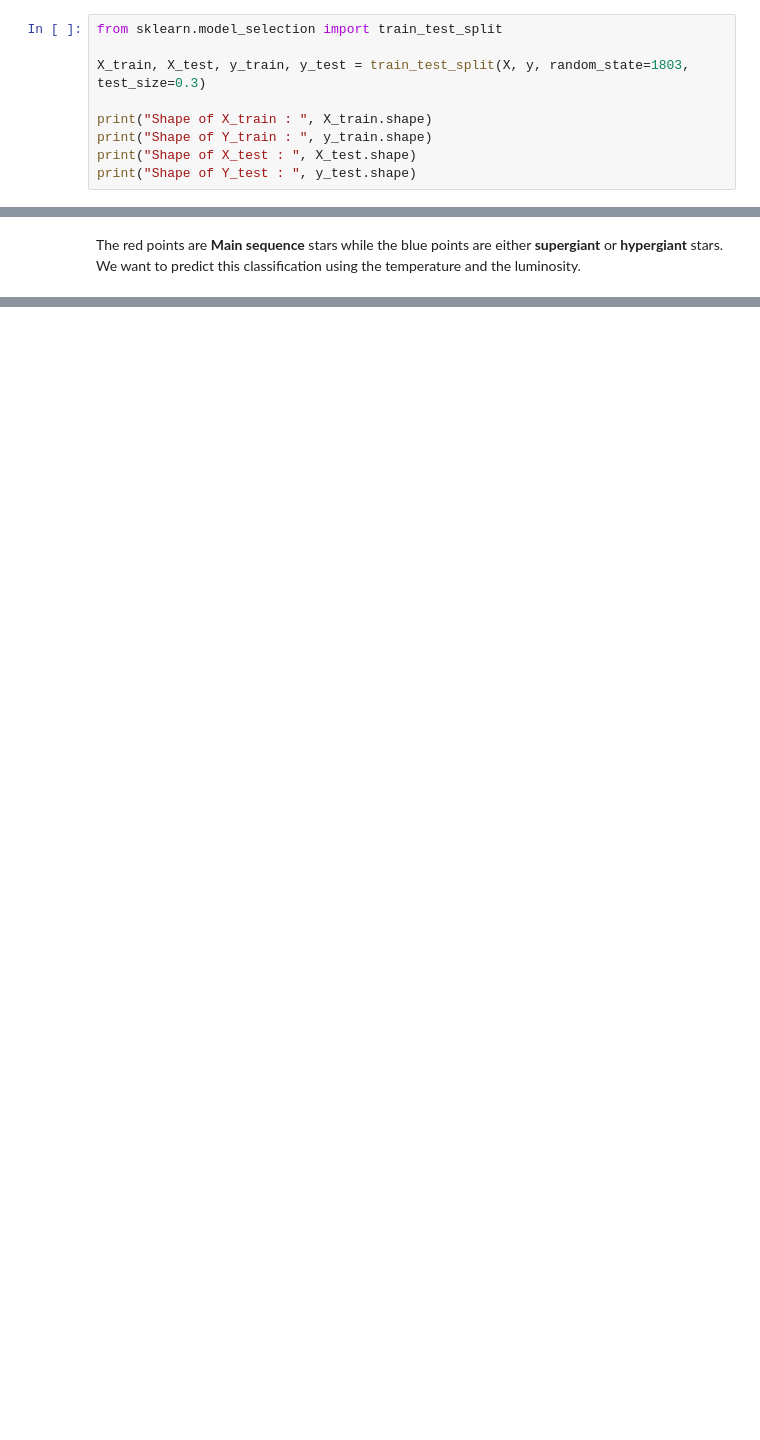
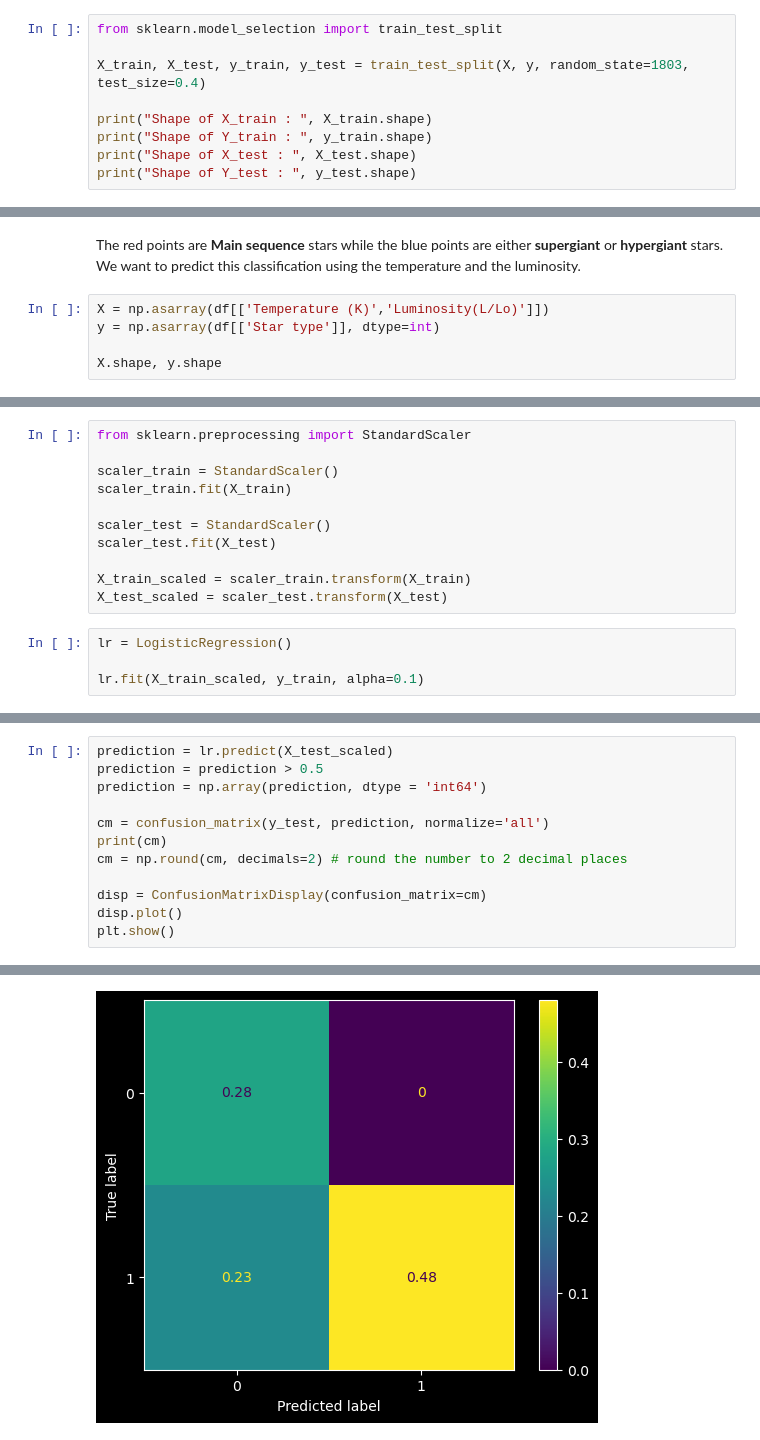
Before and after one commit to rifu-uni/comp-astrophysics-course, a Jupyter notebook: 10. Machine Learning/02. ML II. Logistic Regression (Classification)/01. Logistic Regression Algorithm.ipynb, the cells around one changed output, grey strips where cells are left out. Drawn from its saved outputs; the diff is of its cells as text; blank space fills up the shorter version.

```diff
--- a/10. Machine Learning/02. ML II. Logistic Regression (Classification)/01. Logistic Regression Algorithm.ipynb
+++ b/10. Machine Learning/02. ML II. Logistic Regression (Classification)/01. Logistic Regression Algorithm.ipynb
@@ -124,7 +147,7 @@ X.shape, y.shape
 # %%
 from sklearn.model_selection import train_test_split
 
-X_train, X_test, y_train, y_test = train_test_split(X, y, random_state=1803, test_size=0.3)
+X_train, X_test, y_train, y_test = train_test_split(X, y, random_state=1803, test_size=0.4)
 
 print("Shape of X_train : ", X_train.shape)
 print("Shape of Y_train : ", y_train.shape)
@@ -473,2 +551,7 @@ plt.show()
 # %% [markdown]
 The red points are **Main sequence** stars while the blue points are either **supergiant** or **hypergiant** stars. We want to predict this classification using the temperature and the luminosity.
+# %%
+X = np.asarray(df[['Temperature (K)','Luminosity(L/Lo)']])
+y = np.asarray(df[['Star type']], dtype=int)
+
+X.shape, y.shape
@@ -474,0 +574,15 @@ The red points are **Main sequence** stars while the blue points are either **su
+# %%
+from sklearn.preprocessing import StandardScaler
+
+scaler_train = StandardScaler()
+scaler_train.fit(X_train)
+
+scaler_test = StandardScaler()
+scaler_test.fit(X_test)
+
+X_train_scaled = scaler_train.transform(X_train)
+X_test_scaled = scaler_test.transform(X_test)
+# %%
+lr = LogisticRegression()
+
+lr.fit(X_train_scaled, y_train, alpha=0.1)
@@ -474,0 +601,13 @@ The red points are **Main sequence** stars while the blue points are either **su
+# %%
+prediction = lr.predict(X_test_scaled)
+prediction = prediction > 0.5
+prediction = np.array(prediction, dtype = 'int64')
+
+cm = confusion_matrix(y_test, prediction, normalize='all')
+print(cm)
+cm = np.round(cm, decimals=2) # round the number to 2 decimal places
+
+disp = ConfusionMatrixDisplay(confusion_matrix=cm)
+disp.plot()
+plt.show()
+# %% [output]
@@ -474,0 +616 @@ The red points are **Main sequence** stars while the blue points are either **su
+[figure, added]
```
Also changed, not shown: parts of 23 cells of this notebook, 4 other files.
